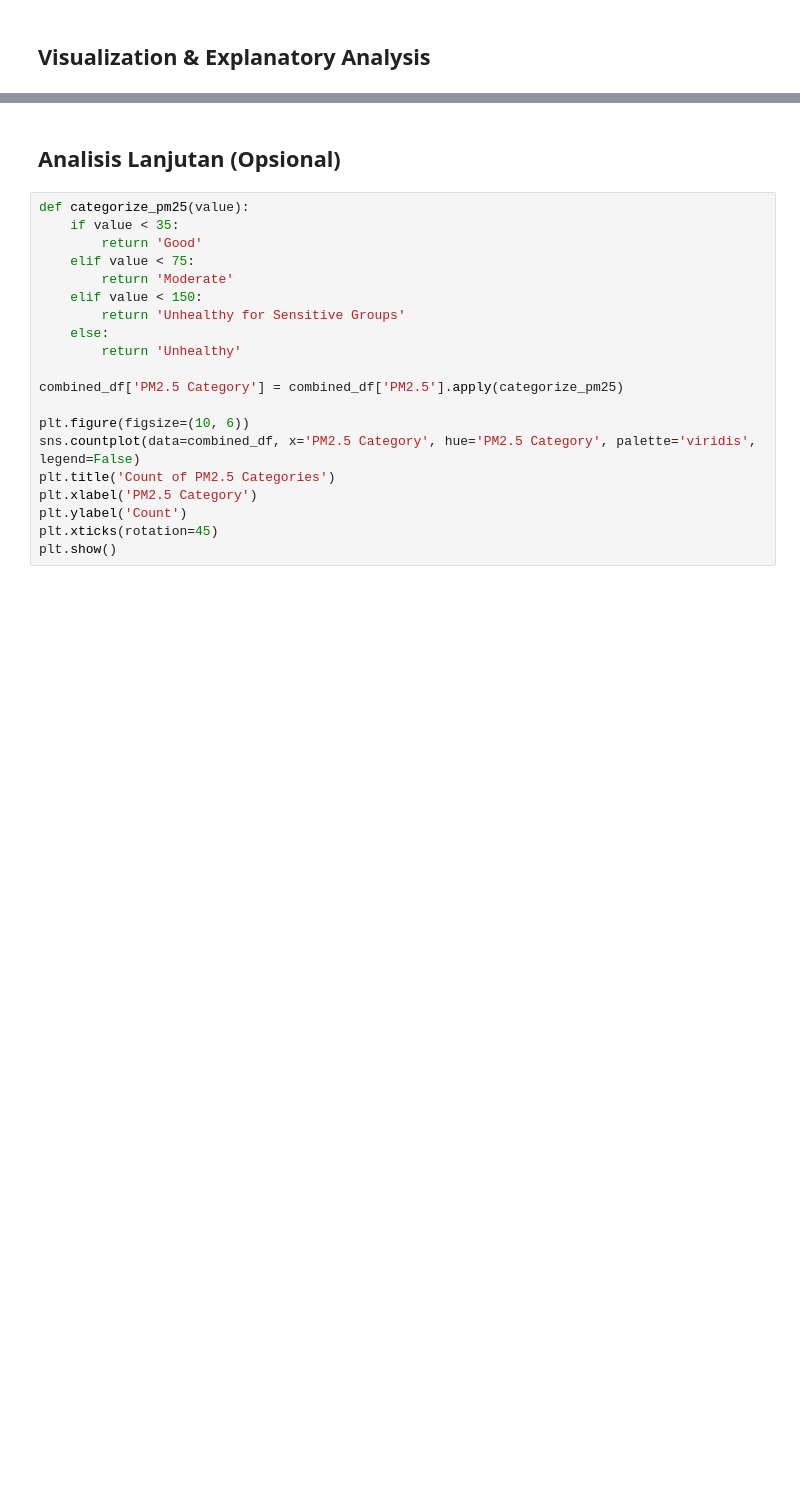
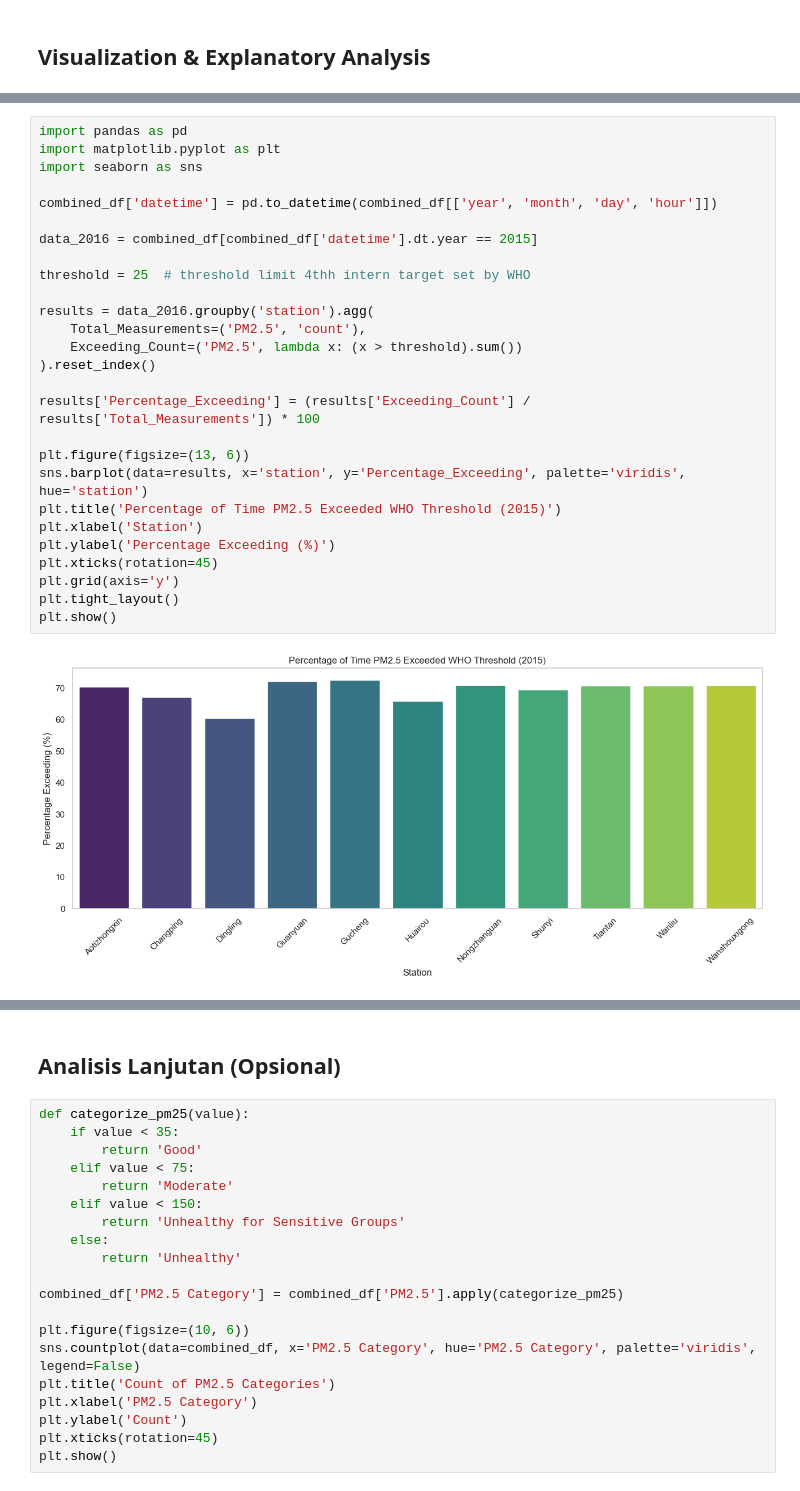
Before and after one commit to danaffani/AirQualityStreamlit, a Jupyter notebook: notebook.ipynb, the cells around one changed output, grey strips where cells are left out. Saved outputs shown, nothing was run; the diff lists cells and outputs as text; blank space fills up the shorter version.

```diff
--- a/notebook.ipynb
+++ b/notebook.ipynb
@@ -171,0 +171,29 @@ std     10027.798178       1.162902       3.447311       8.802661
+# %%
+import pandas as pd
+import matplotlib.pyplot as plt
+import seaborn as sns
+
+combined_df['datetime'] = pd.to_datetime(combined_df[['year', 'month', 'day', 'hour']])
+
+data_2016 = combined_df[combined_df['datetime'].dt.year == 2015]
+
+threshold = 25  # threshold limit 4thh intern target set by WHO
+
+results = data_2016.groupby('station').agg(
+    Total_Measurements=('PM2.5', 'count'),
+    Exceeding_Count=('PM2.5', lambda x: (x > threshold).sum())
+).reset_index()
+
+results['Percentage_Exceeding'] = (results['Exceeding_Count'] / results['Total_Measurements']) * 100
+
+plt.figure(figsize=(13, 6))
+sns.barplot(data=results, x='station', y='Percentage_Exceeding', palette='viridis', hue='station')
+plt.title('Percentage of Time PM2.5 Exceeded WHO Threshold (2015)')
+plt.xlabel('Station')
+plt.ylabel('Percentage Exceeding (%)')
+plt.xticks(rotation=45)
+plt.grid(axis='y')
+plt.tight_layout()
+plt.show()
+# %% [output]
+[figure, added]
```
Also changed, not shown: parts of 11 cells of this notebook, 1 other file.
